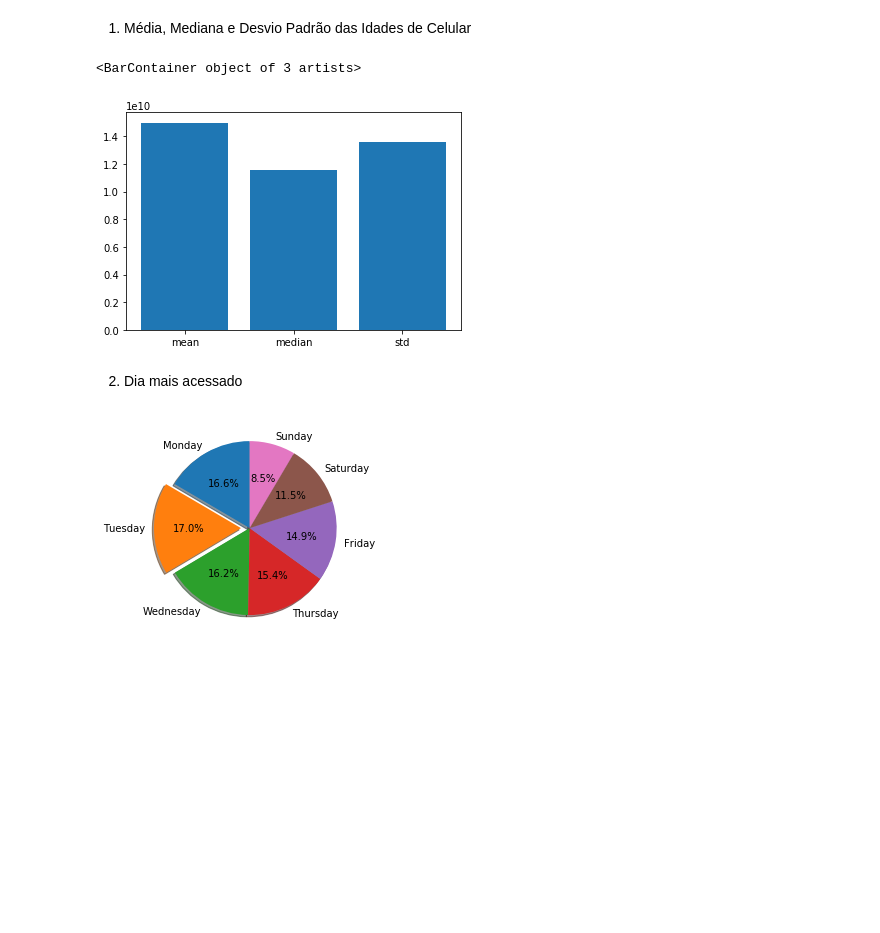
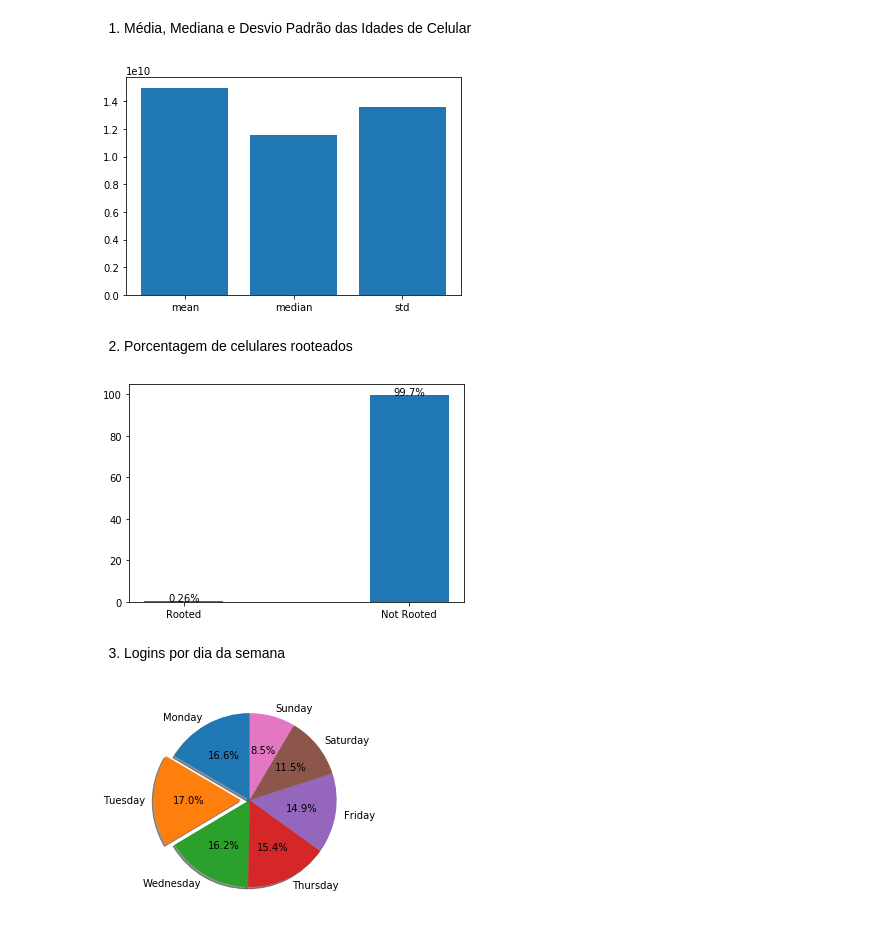
Before and after one commit to mrdedede/Incognia-Project, a Jupyter notebook: graficos.ipynb, the cells around one changed output. Cells and saved outputs as stored; diff of their text form; code cells hidden in the pictures; blank space fills up the shorter version.

Commit message:
Add graphic 2 and 5 for #3

```diff
--- a/graficos.ipynb
+++ b/graficos.ipynb
@@ -69,15 +58,42 @@ logins = processamento.create_new_columns(logins)
 # %% [markdown]
 1. Média, Mediana e Desvio Padrão das Idades de Celular
 # %%
-device_age_data = np.array([logins['device_age_ms'].mean(),
-                            logins['device_age_ms'].median(),
-                            logins['device_age_ms'].std()])
+def device_age_data_graphic(logins):
+    device_age_data = np.array([logins['device_age_ms'].mean(),
+                                logins['device_age_ms'].median(),
+                                logins['device_age_ms'].std()])
 
-plt.figure()
-plt.bar(['mean', 'median', 'std'], device_age_data)
+    plt.figure()
+    plt.bar(['mean', 'median', 'std'], device_age_data)
+device_age_data_graphic(logins)
 # %% [output]
-<BarContainer object of 3 artists>
 [figure]
-# %% [markdown]
-2. Dia mais acessado
+# %% [markdown]
+2. Porcentagem de celulares rooteados
+# %%
+def percentage_root_graphic(logins):
+  total = logins.shape[0]
+  rooted = logins[logins['probable_root'] == 1].shape[0]
+  not_rooted = total - rooted
+  percentage_root = (rooted / total) *100
+  percentage_not_root = (not_rooted / total)*100
+
+  x = ['Rooted' , 'Not Rooted']
+  y = [percentage_root , percentage_not_root]
+  width = 0.35
+
+  ax = plt.subplot()
+  pps = ax.bar(x , y ,  width , align = 'center')
+  for p in pps:
+      height = p.get_height()
+      ax.text(x=p.get_x() + p.get_width() / 2, y=height,
+        s="{:.3}%".format(height),
+        ha='center')
+  height = np.array([rooted , not_rooted])
+  plt.show()
+percentage_root_graphic(logins)
+# %% [output]
+[figure, added]
+# %% [markdown]
+3. Logins por dia da semana
 # %%
```
Also changed, not shown: parts of 6 cells of this notebook.
